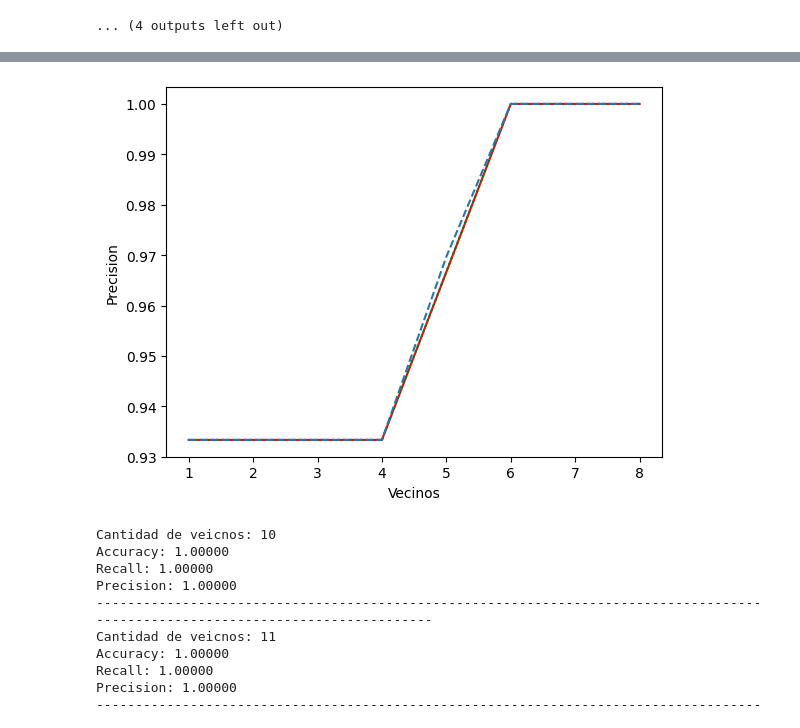
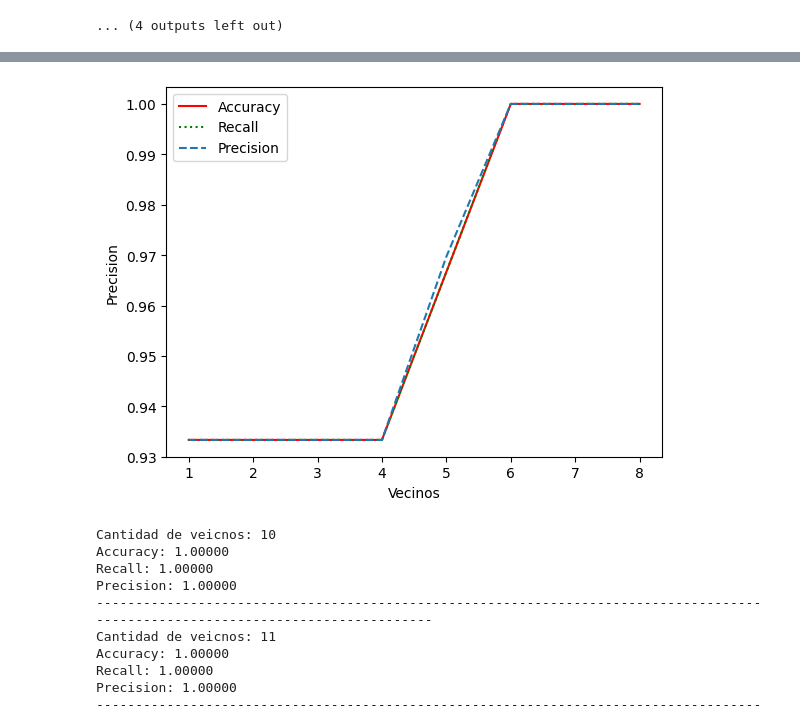
Before and after one commit to SantiagoGS97/Aprendizaje-Automatico, a Jupyter notebook: Semana 1.ipynb, the cells around one changed output, grey strips where cells are left out. Cells and saved outputs as stored; diff of their text form; code cells hidden in the pictures.

```diff
--- a/Semana 1.ipynb
+++ b/Semana 1.ipynb
@@ -207,35 +211,38 @@ Precision: 1.00000
 # %%
 Y_axis = []
 Y_axis_1 = []
 Y_axis_2 = []
 X_axis = []
 for i in rango_vecinos:
     count = 0
     clf = KNeighborsClassifier(n_neighbors=i)
     clf.fit(X_train, y_train)
     y_pred = clf.predict(X_test)
     score_accuracy = accuracy_score(y_test,y_pred)
     score_recall = recall_score(y_test,y_pred,average='weighted')
     score_precision = precision_score(y_test,y_pred,average='weighted')
 
     Y_axis.append(score_accuracy)
     Y_axis_1.append(score_accuracy)
     Y_axis_2.append(score_precision)
     X_axis.append(i)
     count += 1
 
 
-# print("Recall: {:.5f}".format(recall_score(y_test,y_pred,average='weighted')))
-# print("Precision: {:.5f}".format(precision_score(y_test,y_pred,average='weighted')))
-
 plt.plot(X_axis,Y_axis,label='Accuracy', color='red')
-plt.plot(X_axis,Y_axis_1,label='Accuracy', linestyle=':',color='green')
-plt.plot(X_axis,Y_axis_2,label='Accuracy',linestyle='--')
+plt.plot(X_axis,Y_axis_1,label='Recall', linestyle=':',color='green')
+plt.plot(X_axis,Y_axis_2,label='Precision',linestyle='--')
 plt.xlabel('Vecinos')
 plt.ylabel('Precision')
+plt.legend()
 plt.show()
+
+# El siguiente ciclo for se hace para guardar los valores de Accuracy, Recall y Precision en un listas para posteriormente graficarlas
+# en cada ejecucion cada puntaje de las matricas a evaluar se van asignando en sus respectivas listas, una vez terminado el ciclo para el
+# rango de vecino asignado se procede a graficarlos, en este caso tiene que las matricas de Accuracy y recall son muy similares
+# mientras que precison varia un poco al analizar 5 vecinos
 # %% [output]
-[figure, old version]
+[figure, new version]
 # %%
 rango_vecinos = range(10,30)
 for i in rango_vecinos:
```
Also changed, not shown: parts of 4 cells of this notebook.
